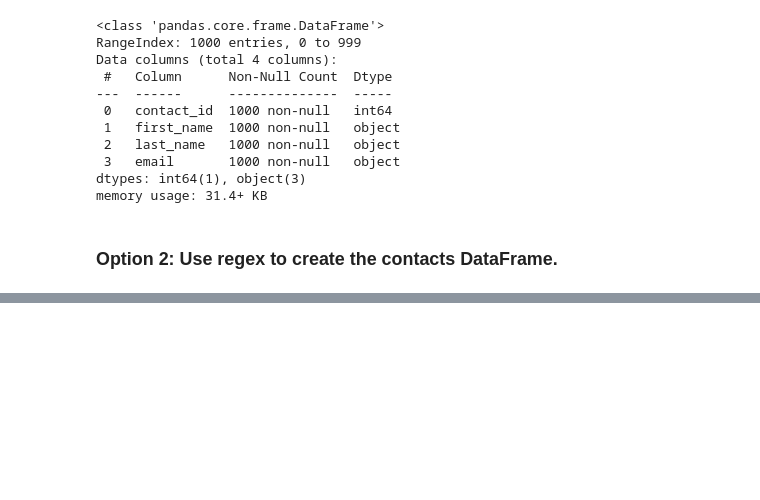
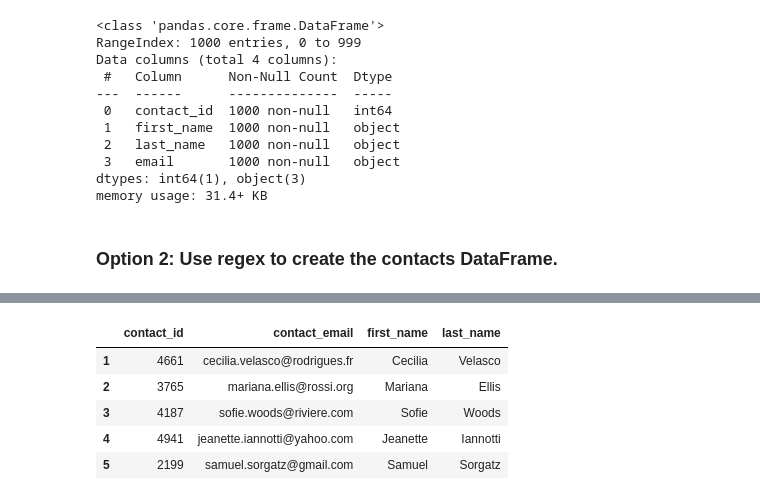
Before and after one commit to Jesussaenz00/CrowdFunding_ETL, a Jupyter notebook: ETL_Mini_Project_JSaenz_OGerardo.ipynb, the cells around one changed output, grey strips where cells are left out. Saved outputs shown, nothing was run; the diff lists cells and outputs as text; code cells hidden in the pictures; blank space fills up the shorter version.

```diff
--- a/ETL_Mini_Project_JSaenz_OGerardo.ipynb
+++ b/ETL_Mini_Project_JSaenz_OGerardo.ipynb
@@ -518,0 +541,30 @@ memory usage: 15.8+ KB
+# %%
+# Create a "first"name" and "last_name" column with the first and last names from the "name" column.
+
+first_name = []
+last_name = []
+
+# Iterate over each row in the DataFrame
+for index, row in contacts_copy_1.iterrows():
+    # Split the contact_name into first and last names
+    first_name, last_name = row['contact_name'].split(' ', 1)
+    # Append to respective lists
+    first_names.append(first_name)
+    last_names.append(last_name)
+
+# Assign the lists to new columns in the DataFrame without altering the original 'contact_name' column
+contacts_copy_1['first_name'] = first_names
+contacts_copy_1['last_name'] = last_names
+
+
+# Drop the contact_name column
+contacts_copy_1 = contacts_copy_1.drop(columns=['contact_name'])
+
+contacts_copy_1.head()
+# %% [output]
+|  | contact_id | contact_email | first_name | last_name |
+| 1 | 4661 | cecilia.velasco@rodrigues.fr | Cecilia | Velasco |
+| 2 | 3765 | mariana.ellis@rossi.org | Mariana | Ellis |
+| 3 | 4187 | sofie.woods@riviere.com | Sofie | Woods |
+| 4 | 4941 | jeanette.iannotti@yahoo.com | Jeanette | Iannotti |
+| 5 | 2199 | samuel.sorgatz@gmail.com | Samuel | Sorgatz |
```
Also changed, not shown: parts of 20 cells of this notebook, 1 other file.
